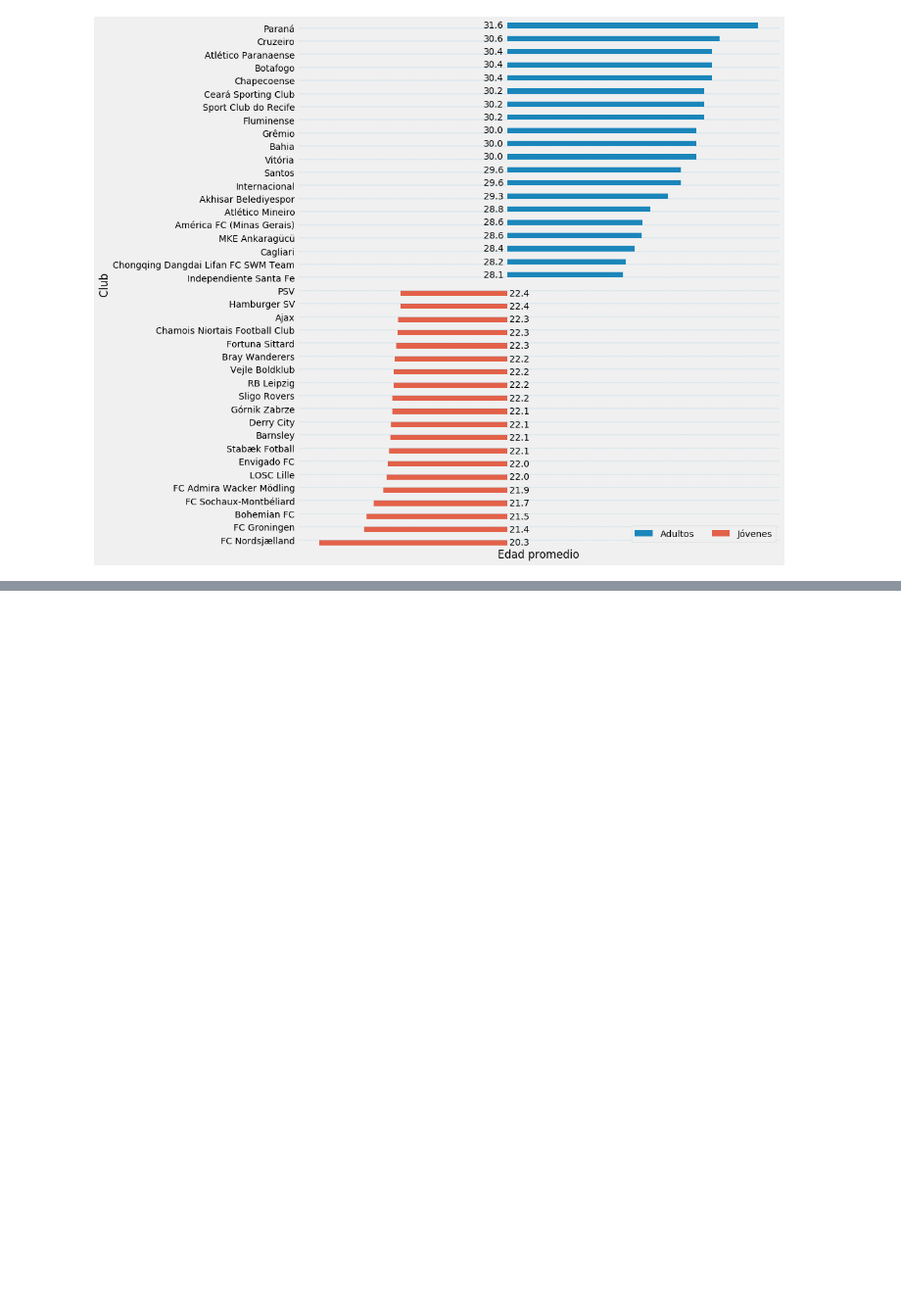
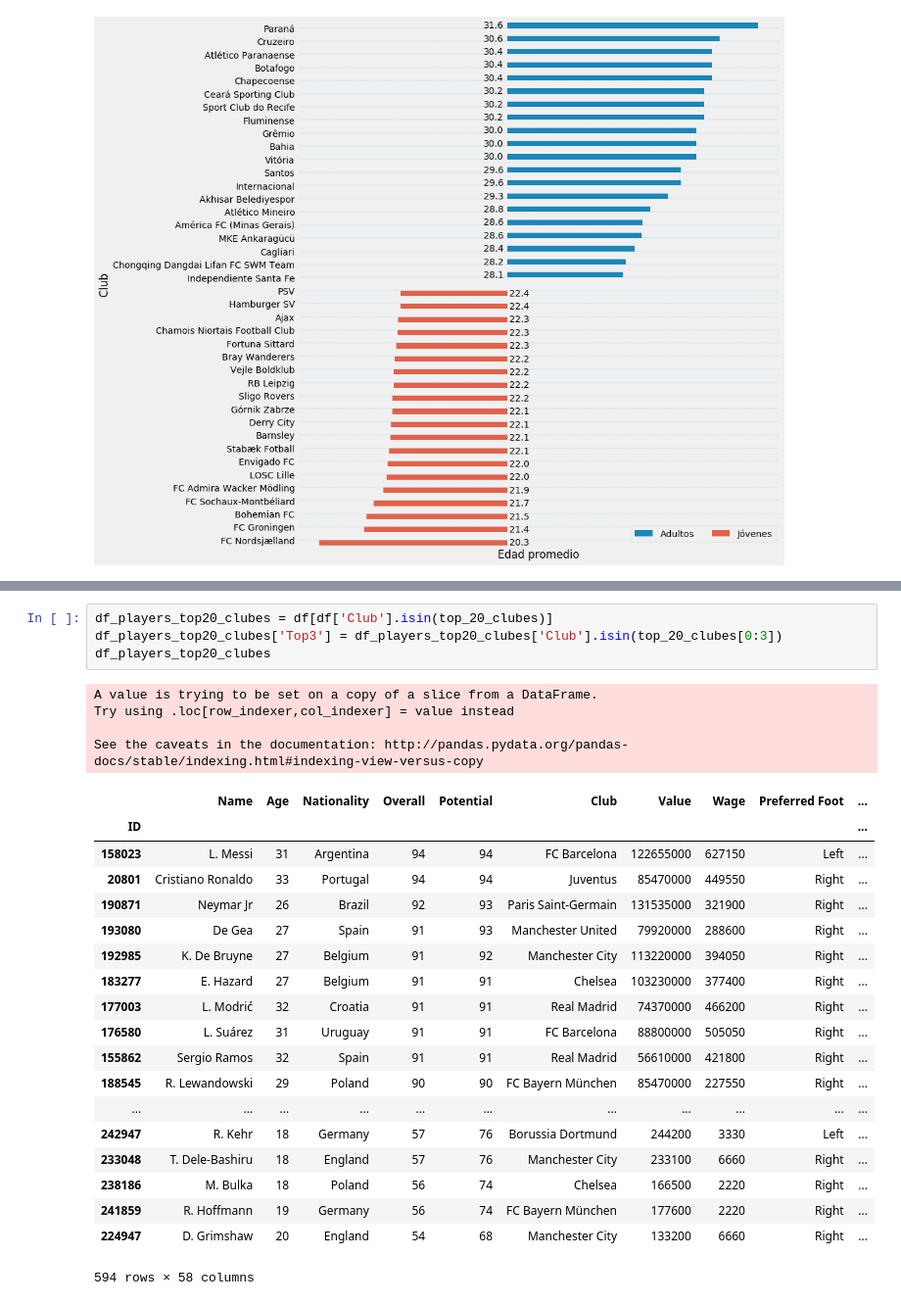
Before and after one commit to raulcarlomagno/dmuba-especializacion-futbol, a Jupyter notebook: main.ipynb, the cells around one changed output, grey strips where cells are left out. Shown at 98% size. Saved outputs shown, nothing was run; the diff lists cells and outputs as text; blank space fills up the shorter version.

```diff
--- a/main.ipynb
+++ b/main.ipynb
@@ -823,0 +860,28 @@ ax.set_xticks([])
+# %%
+df_players_top20_clubes = df[df['Club'].isin(top_20_clubes)]
+df_players_top20_clubes['Top3'] = df_players_top20_clubes['Club'].isin(top_20_clubes[0:3])
+df_players_top20_clubes
+# %% [output]
+A value is trying to be set on a copy of a slice from a DataFrame.
+Try using .loc[row_indexer,col_indexer] = value instead
+
+See the caveats in the documentation: http://pandas.pydata.org/pandas-docs/stable/indexing.html#indexing-view-versus-copy
+|  | Name | Age | Nationality | Overall | Potential | Club | Value | Wage | Preferred Foot | ... |
+| ID |  |  |  |  |  |  |  |  |  | ... |
+| 158023 | L. Messi | 31 | Argentina | 94 | 94 | FC Barcelona | 122655000 | 627150 | Left | ... |
+| 20801 | Cristiano Ronaldo | 33 | Portugal | 94 | 94 | Juventus | 85470000 | 449550 | Right | ... |
+| 190871 | Neymar Jr | 26 | Brazil | 92 | 93 | Paris Saint-Germain | 131535000 | 321900 | Right | ... |
+| 193080 | De Gea | 27 | Spain | 91 | 93 | Manchester United | 79920000 | 288600 | Right | ... |
+| 192985 | K. De Bruyne | 27 | Belgium | 91 | 92 | Manchester City | 113220000 | 394050 | Right | ... |
+| 183277 | E. Hazard | 27 | Belgium | 91 | 91 | Chelsea | 103230000 | 377400 | Right | ... |
+| 177003 | L. Modrić | 32 | Croatia | 91 | 91 | Real Madrid | 74370000 | 466200 | Right | ... |
+| 176580 | L. Suárez | 31 | Uruguay | 91 | 91 | FC Barcelona | 88800000 | 505050 | Right | ... |
+| 155862 | Sergio Ramos | 32 | Spain | 91 | 91 | Real Madrid | 56610000 | 421800 | Right | ... |
+| 188545 | R. Lewandowski | 29 | Poland | 90 | 90 | FC Bayern München | 85470000 | 227550 | Right | ... |
+| ... | ... | ... | ... | ... | ... | ... | ... | ... | ... | ... |
+| 242947 | R. Kehr | 18 | Germany | 57 | 76 | Borussia Dortmund | 244200 | 3330 | Left | ... |
+| 233048 | T. Dele-Bashiru | 18 | England | 57 | 76 | Manchester City | 233100 | 6660 | Right | ... |
+| 238186 | M. Bulka | 18 | Poland | 56 | 74 | Chelsea | 166500 | 2220 | Right | ... |
+| 241859 | R. Hoffmann | 19 | Germany | 56 | 74 | FC Bayern München | 177600 | 2220 | Right | ... |
+| 224947 | D. Grimshaw | 20 | England | 54 | 68 | Manchester City | 133200 | 6660 | Right | ... |
+594 rows × 58 columns
```
Also changed, not shown: parts of 4 cells of this notebook.
